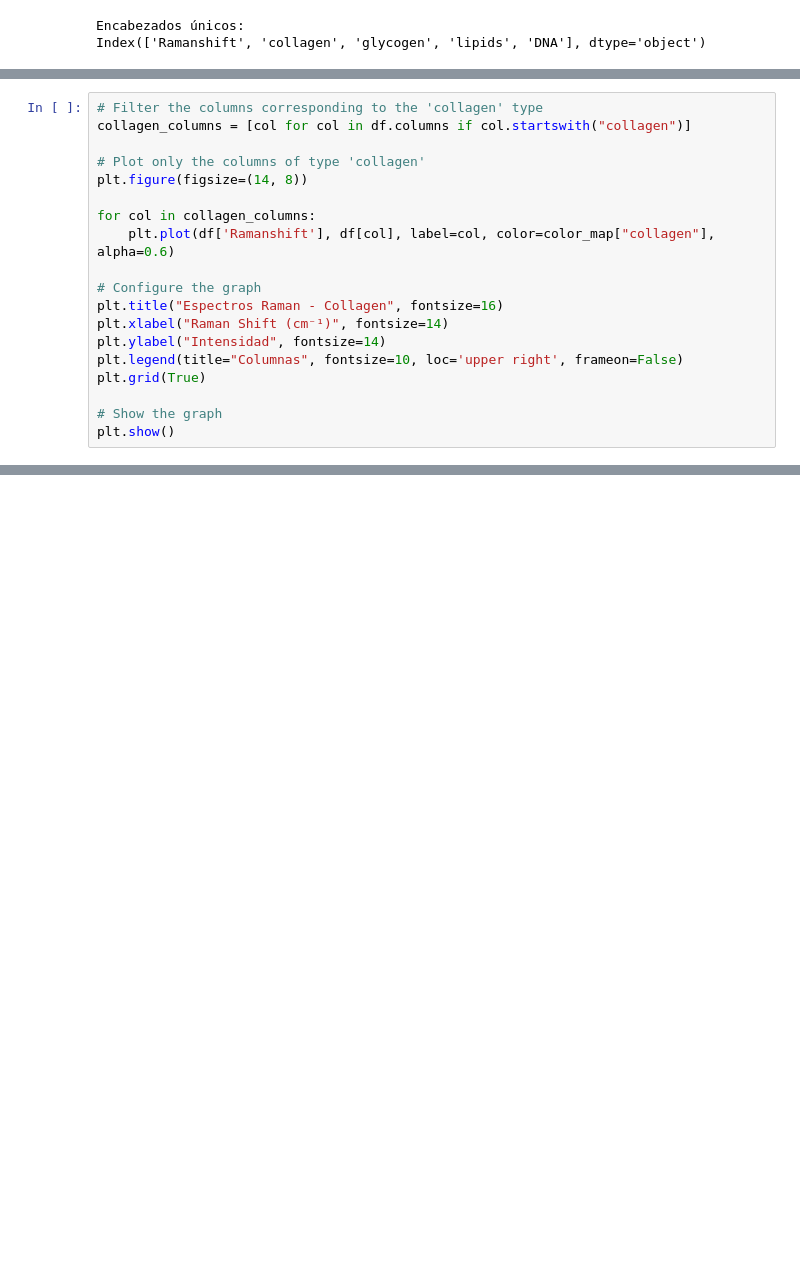
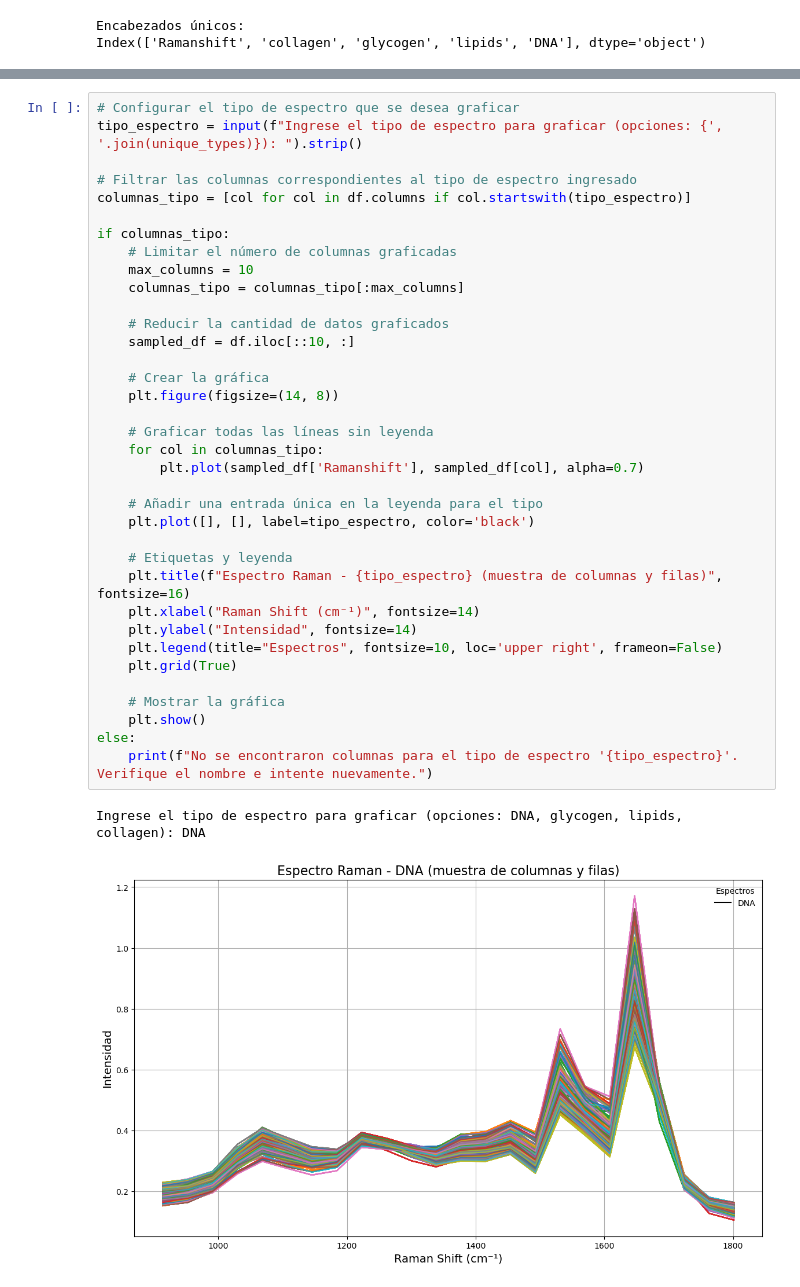
Before and after one commit to diegoseo/Proyecto-TFG, a Jupyter notebook: Ricardo/lectura-juan.ipynb, the cells around one changed output, grey strips where cells are left out. Drawn from its saved outputs; the diff is of its cells as text; blank space fills up the shorter version.

```diff
--- a/Ricardo/lectura-juan.ipynb
+++ b/Ricardo/lectura-juan.ipynb
@@ -102,19 +101,0 @@ plt.show()
-# %%
-# Filter the columns corresponding to the 'collagen' type
-collagen_columns = [col for col in df.columns if col.startswith("collagen")]
-
-# Plot only the columns of type 'collagen'
-plt.figure(figsize=(14, 8))
-
-for col in collagen_columns:
-    plt.plot(df['Ramanshift'], df[col], label=col, color=color_map["collagen"], alpha=0.6)
-
-# Configure the graph
-plt.title("Espectros Raman - Collagen", fontsize=16)
-plt.xlabel("Raman Shift (cm⁻¹)", fontsize=14)
-plt.ylabel("Intensidad", fontsize=14)
-plt.legend(title="Columnas", fontsize=10, loc='upper right', frameon=False)
-plt.grid(True)
-
-# Show the graph
-plt.show()
@@ -123,0 +104,39 @@ ValueError: Image size of 1161x796490 pixels is too large. It must be less than
+# %%
+# Configurar el tipo de espectro que se desea graficar
+tipo_espectro = input(f"Ingrese el tipo de espectro para graficar (opciones: {', '.join(unique_types)}): ").strip()
+
+# Filtrar las columnas correspondientes al tipo de espectro ingresado
+columnas_tipo = [col for col in df.columns if col.startswith(tipo_espectro)]
+
+if columnas_tipo:
+    # Limitar el número de columnas graficadas
+    max_columns = 10
+    columnas_tipo = columnas_tipo[:max_columns]
+
+    # Reducir la cantidad de datos graficados
+    sampled_df = df.iloc[::10, :]
+
+    # Crear la gráfica
+    plt.figure(figsize=(14, 8))
+
+    # Graficar todas las líneas sin leyenda
+    for col in columnas_tipo:
+        plt.plot(sampled_df['Ramanshift'], sampled_df[col], alpha=0.7)
+
+    # Añadir una entrada única en la leyenda para el tipo
+    plt.plot([], [], label=tipo_espectro, color='black')
+
+    # Etiquetas y leyenda
+    plt.title(f"Espectro Raman - {tipo_espectro} (muestra de columnas y filas)", fontsize=16)
+    plt.xlabel("Raman Shift (cm⁻¹)", fontsize=14)
+    plt.ylabel("Intensidad", fontsize=14)
+    plt.legend(title="Espectros", fontsize=10, loc='upper right', frameon=False)
+    plt.grid(True)
+
+    # Mostrar la gráfica
+    plt.show()
+else:
+    print(f"No se encontraron columnas para el tipo de espectro '{tipo_espectro}'. Verifique el nombre e intente nuevamente.")
+# %% [output]
+Ingrese el tipo de espectro para graficar (opciones: DNA, glycogen, lipids, collagen): DNA
+[figure, added]
```
Also changed, not shown: parts of 6 cells of this notebook, 1 other file.
